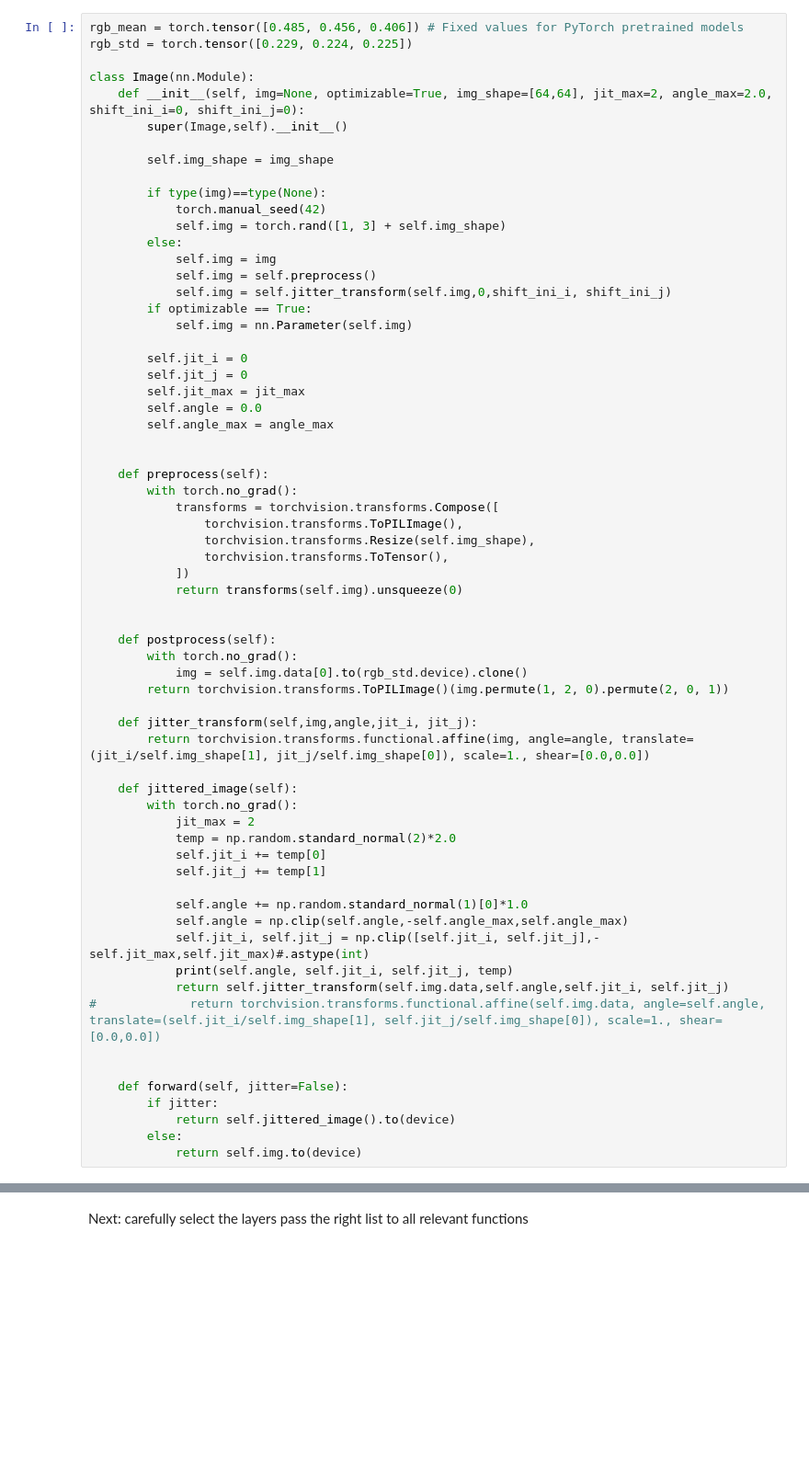
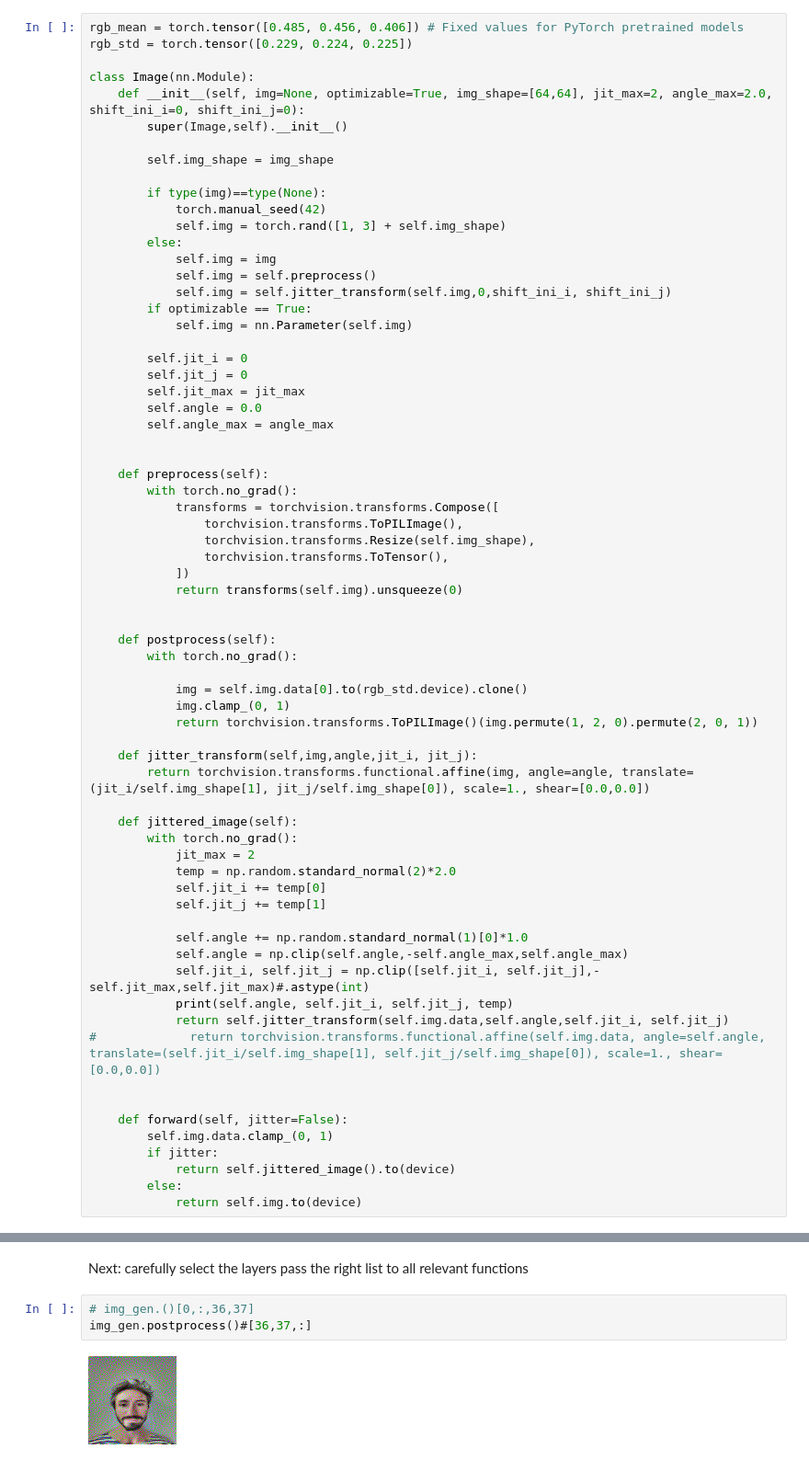
Before and after one commit to abauville/Neural_style_transfer, a Jupyter notebook: Blog03_Transfer.ipynb, the cells around one changed output, grey strips where cells are left out. Shown at 92% size. Saved outputs shown, nothing was run; the diff lists cells and outputs as text; blank space fills up the shorter version.

Commit message:
there was no bug!! it was just clamping for post processing that caused problems

```diff
--- a/Blog03_Transfer.ipynb
+++ b/Blog03_Transfer.ipynb
@@ -74,8 +74,10 @@ class Image(nn.Module):
 
     def postprocess(self):
         with torch.no_grad():
+
             img = self.img.data[0].to(rgb_std.device).clone()
-        return torchvision.transforms.ToPILImage()(img.permute(1, 2, 0).permute(2, 0, 1))
+            img.clamp_(0, 1)
+            return torchvision.transforms.ToPILImage()(img.permute(1, 2, 0).permute(2, 0, 1))
 
     def jitter_transform(self,img,angle,jit_i, jit_j):
         return torchvision.transforms.functional.affine(img, angle=angle, translate=(jit_i/self.img_shape[1], jit_j/self.img_shape[0]), scale=1., shear=[0.0,0.0])
@@ -96,6 +98,7 @@ class Image(nn.Module):
 
 
     def forward(self, jitter=False):
+        self.img.data.clamp_(0, 1)
         if jitter:
             return self.jittered_image().to(device)
         else:
@@ -599,2 +571,7 @@ array([1.])
 # %% [markdown]
 Next: carefully select the layers pass the right list to all relevant functions
+# %%
+# img_gen.()[0,:,36,37]
+img_gen.postprocess()#[36,37,:]
+# %% [output]
+[figure, added]
```
Also changed, not shown: parts of 7 cells of this notebook, 1 other file.
